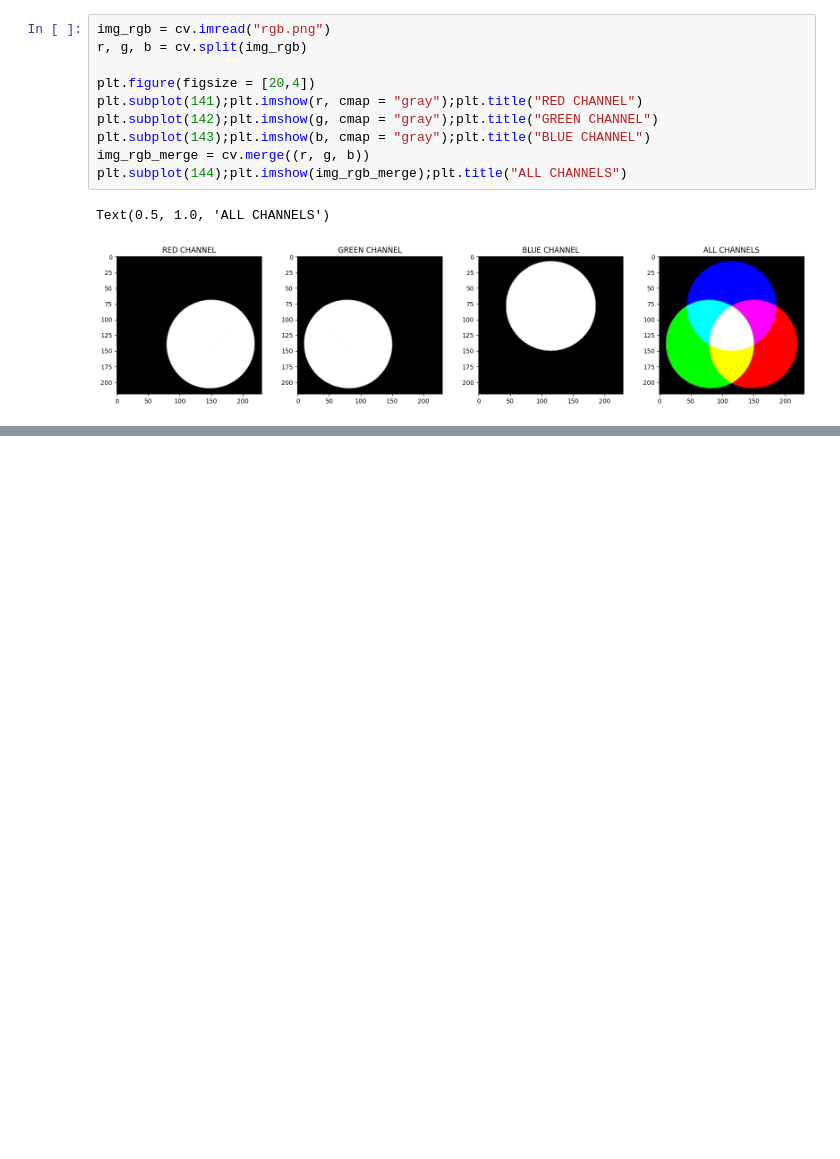
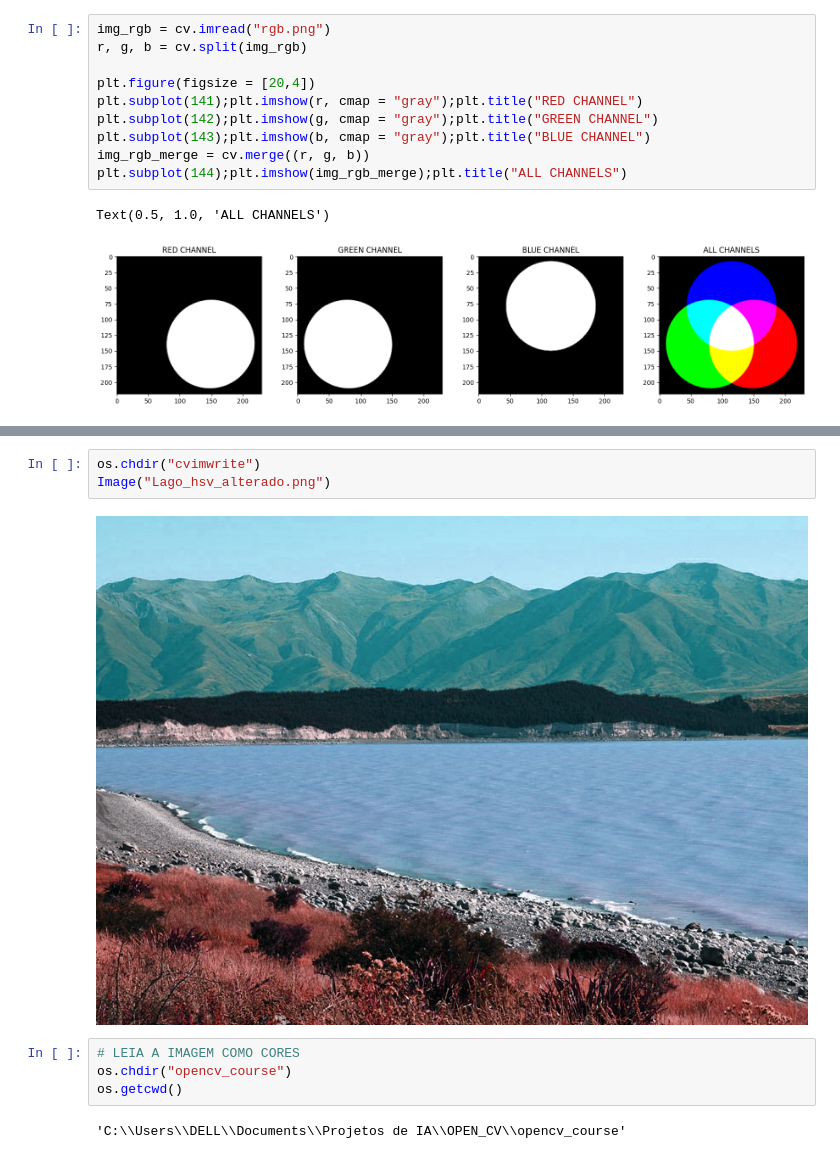
Before and after one commit to Felipex99/OPEN_CV, a Jupyter notebook: opencv.ipynb, the cells around one changed output, grey strips where cells are left out. Cells and saved outputs as stored; diff of their text form; blank space fills up the shorter version.

```diff
--- a/opencv.ipynb
+++ b/opencv.ipynb
@@ -225,0 +303,11 @@ Text(0.5, 1.0, 'ALL CHANNELS')
+# %%
+os.chdir("cvimwrite")
+Image("Lago_hsv_alterado.png")
+# %% [output]
+[figure, added]
+# %%
+# LEIA A IMAGEM COMO CORES
+os.chdir("opencv_course")
+os.getcwd()
+# %% [output]
+'C:\\Users\\DELL\\Documents\\Projetos de IA\\OPEN_CV\\opencv_course'
```
Also changed, not shown: parts of 13 cells of this notebook, 2 other files.
